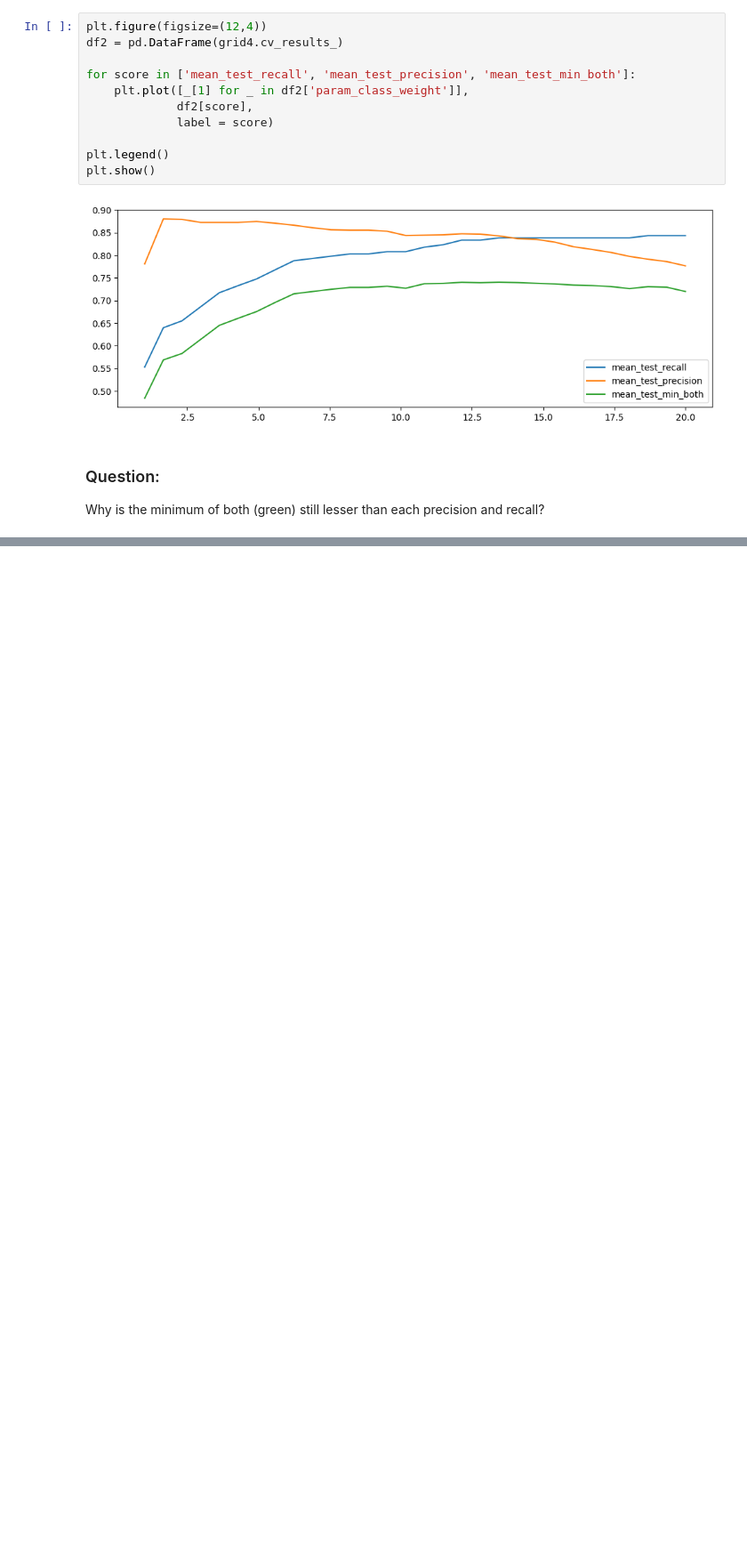
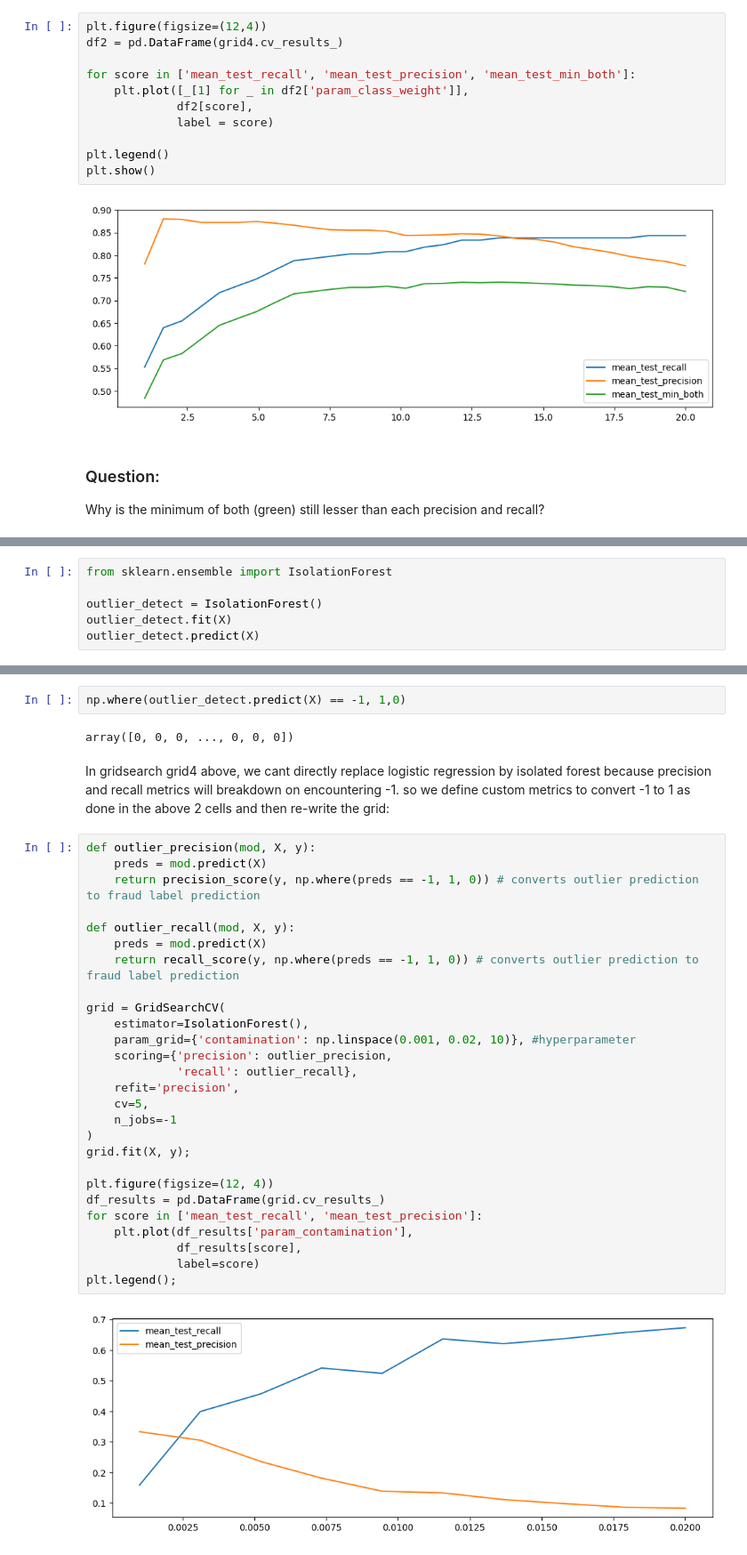
Before and after one commit to Anup710/calm-notebooks, a Jupyter notebook: scikit-learn/metrics.ipynb, the cells around one changed output, grey strips where cells are left out. Shown: that part at 89% size. Drawn from its saved outputs; the diff is of its cells as text; blank space fills up the shorter version.

Commit message:
metrics complete

```diff
--- a/scikit-learn/metrics.ipynb
+++ b/scikit-learn/metrics.ipynb
@@ -253,0 +287,6 @@ Why is the minimum of both (green) still lesser than each precision and recall?
+# %%
+from sklearn.ensemble import IsolationForest
+
+outlier_detect = IsolationForest()
+outlier_detect.fit(X)
+outlier_detect.predict(X)
@@ -253,0 +307,36 @@ Why is the minimum of both (green) still lesser than each precision and recall?
+# %%
+np.where(outlier_detect.predict(X) == -1, 1,0)
+# %% [output]
+array([0, 0, 0, ..., 0, 0, 0])
+# %% [markdown]
+In gridsearch grid4 above, we cant directly replace logistic regression by isolated forest because precision and recall metrics will breakdown on encountering -1.
+so we define custom metrics to convert -1 to 1 as done in the above 2 cells and then re-write the grid:
+# %%
+def outlier_precision(mod, X, y):
+    preds = mod.predict(X)
+    return precision_score(y, np.where(preds == -1, 1, 0)) # converts outlier prediction to fraud label prediction
+
+def outlier_recall(mod, X, y):
+    preds = mod.predict(X)
+    return recall_score(y, np.where(preds == -1, 1, 0)) # converts outlier prediction to fraud label prediction
+
+grid = GridSearchCV(
+    estimator=IsolationForest(),
+    param_grid={'contamination': np.linspace(0.001, 0.02, 10)}, #hyperparameter
+    scoring={'precision': outlier_precision,
+             'recall': outlier_recall},
+    refit='precision',
+    cv=5,
+    n_jobs=-1
+)
+grid.fit(X, y);
+
+plt.figure(figsize=(12, 4))
+df_results = pd.DataFrame(grid.cv_results_)
+for score in ['mean_test_recall', 'mean_test_precision']:
+    plt.plot(df_results['param_contamination'],
+             df_results[score],
+             label=score)
+plt.legend();
+# %% [output]
+[figure, added]
```
Also changed, not shown: parts of 10 cells of this notebook.
